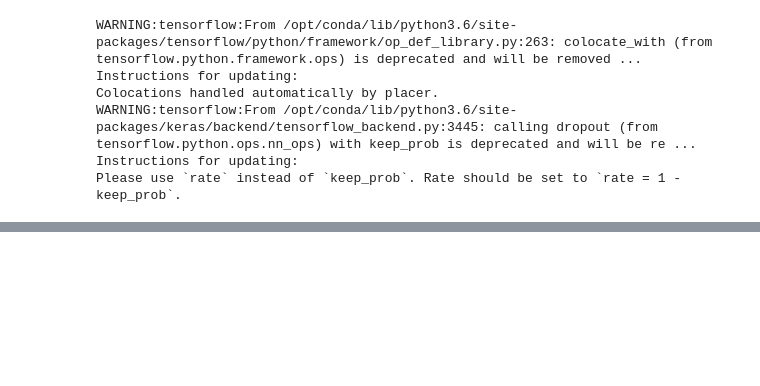
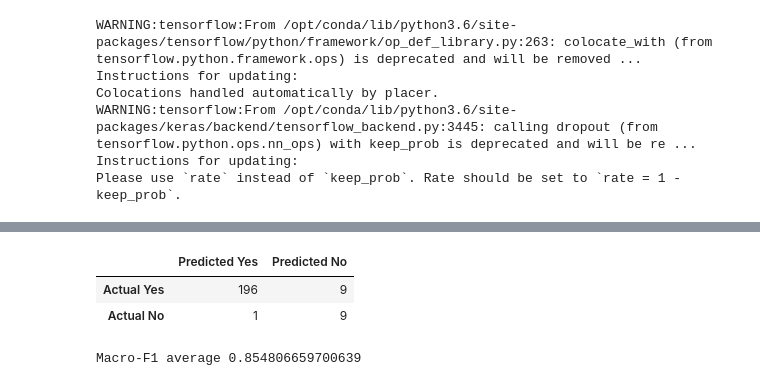
Before and after one commit to Fszta/Kaggle-solutions, a Jupyter notebook: Cervical_cancer_risk/biopsy_risk.ipynb, the cells around one changed output, grey strips where cells are left out. Cells and saved outputs as stored; diff of their text form; code cells hidden in the pictures; blank space fills up the shorter version.

```diff
--- a/Cervical_cancer_risk/biopsy_risk.ipynb
+++ b/Cervical_cancer_risk/biopsy_risk.ipynb
@@ -332 +402,4 @@ Best score: 0.9548989113530326
 Accuracy on test set: 0.9534883720930233
+# %%
+y_pred = random_xgb.predict(X_test)
+print(classification_report(y_test, y_pred))
@@ -332,0 +415,13 @@ Accuracy on test set: 0.9534883720930233
+# %%
+pd.DataFrame(confusion_matrix(y_test, y_pred),
+            columns=['Predicted Yes', 'Predicted No'],
+            index=['Actual Yes','Actual No'])
+# %% [output]
+|  | Predicted Yes | Predicted No |
+| Actual Yes | 196 | 9 |
+| Actual No | 1 | 9 |
+# %%
+scores = cross_val_score(random_xgb, features, labels, scoring='f1_macro',cv=10)
+print("Macro-F1 average {0}".format(scores.mean()))
+# %% [output]
+Macro-F1 average 0.854806659700639
```
Also changed, not shown: parts of 17 cells of this notebook.
